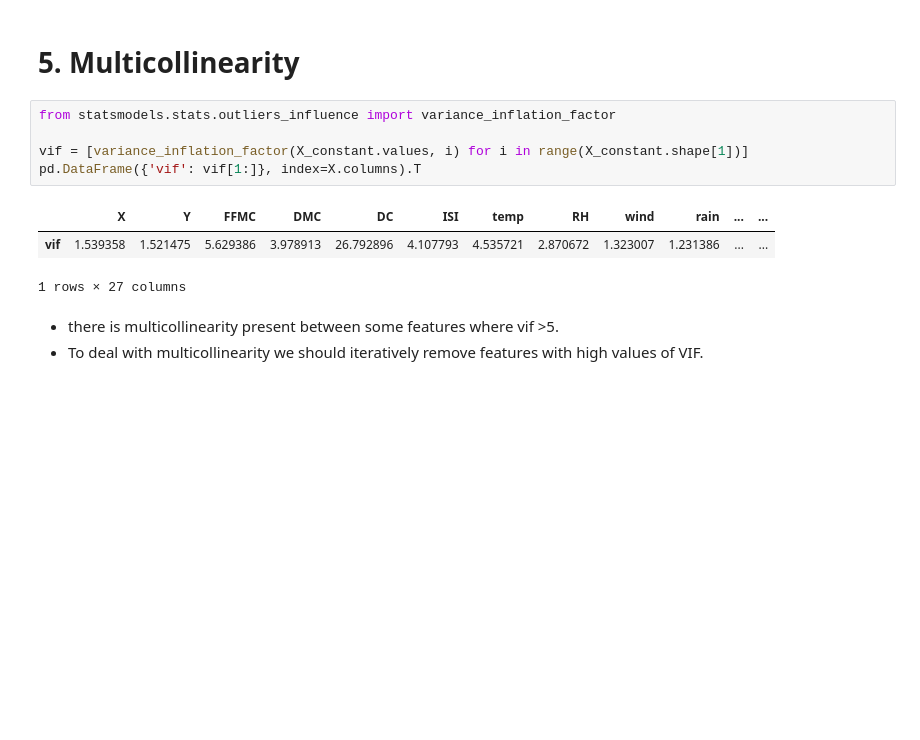
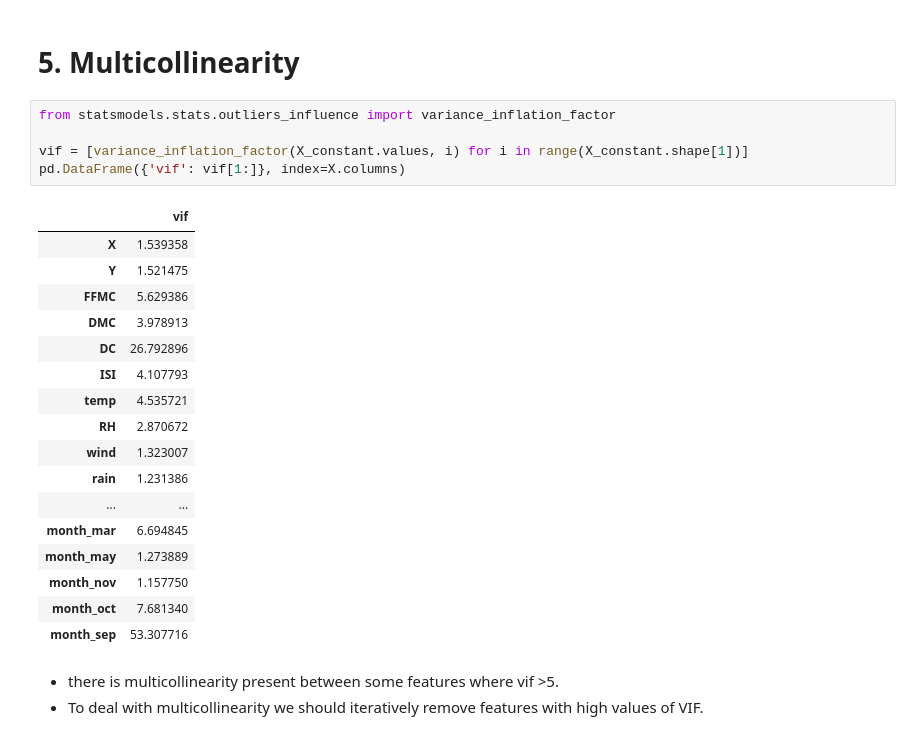
Before and after one commit to p-s-vishnu/forestfire-impact-prediction, a Jupyter notebook: forestfire-impact-prediction.ipynb, the cells around one changed output. Cells and saved outputs as stored; diff of their text form; blank space fills up the shorter version.

```diff
--- a/forestfire-impact-prediction.ipynb
+++ b/forestfire-impact-prediction.ipynb
@@ -543,12 +543,26 @@ acf.show()
 # %%
 from statsmodels.stats.outliers_influence import variance_inflation_factor
 
 vif = [variance_inflation_factor(X_constant.values, i) for i in range(X_constant.shape[1])]
-pd.DataFrame({'vif': vif[1:]}, index=X.columns).T
+pd.DataFrame({'vif': vif[1:]}, index=X.columns)
 # %% [output]
-|  | X | Y | FFMC | DMC | DC | ISI | temp | RH | wind | rain | ... | ... |
-| vif | 1.539358 | 1.521475 | 5.629386 | 3.978913 | 26.792896 | 4.107793 | 4.535721 | 2.870672 | 1.323007 | 1.231386 | ... | ... |
+|  | vif |
+| X | 1.539358 |
+| Y | 1.521475 |
+| FFMC | 5.629386 |
+| DMC | 3.978913 |
+| DC | 26.792896 |
+| ISI | 4.107793 |
+| temp | 4.535721 |
+| RH | 2.870672 |
+| wind | 1.323007 |
+| rain | 1.231386 |
+| ... | ... |
+| month_mar | 6.694845 |
+| month_may | 1.273889 |
+| month_nov | 1.157750 |
+| month_oct | 7.681340 |
+| month_sep | 53.307716 |
-1 rows × 27 columns
 # %% [markdown]
 - there is multicollinearity present between some features where vif >5.
 - To deal with multicollinearity we should iteratively remove features with high values of VIF.
```
Also changed, not shown: parts of 6 cells of this notebook.
